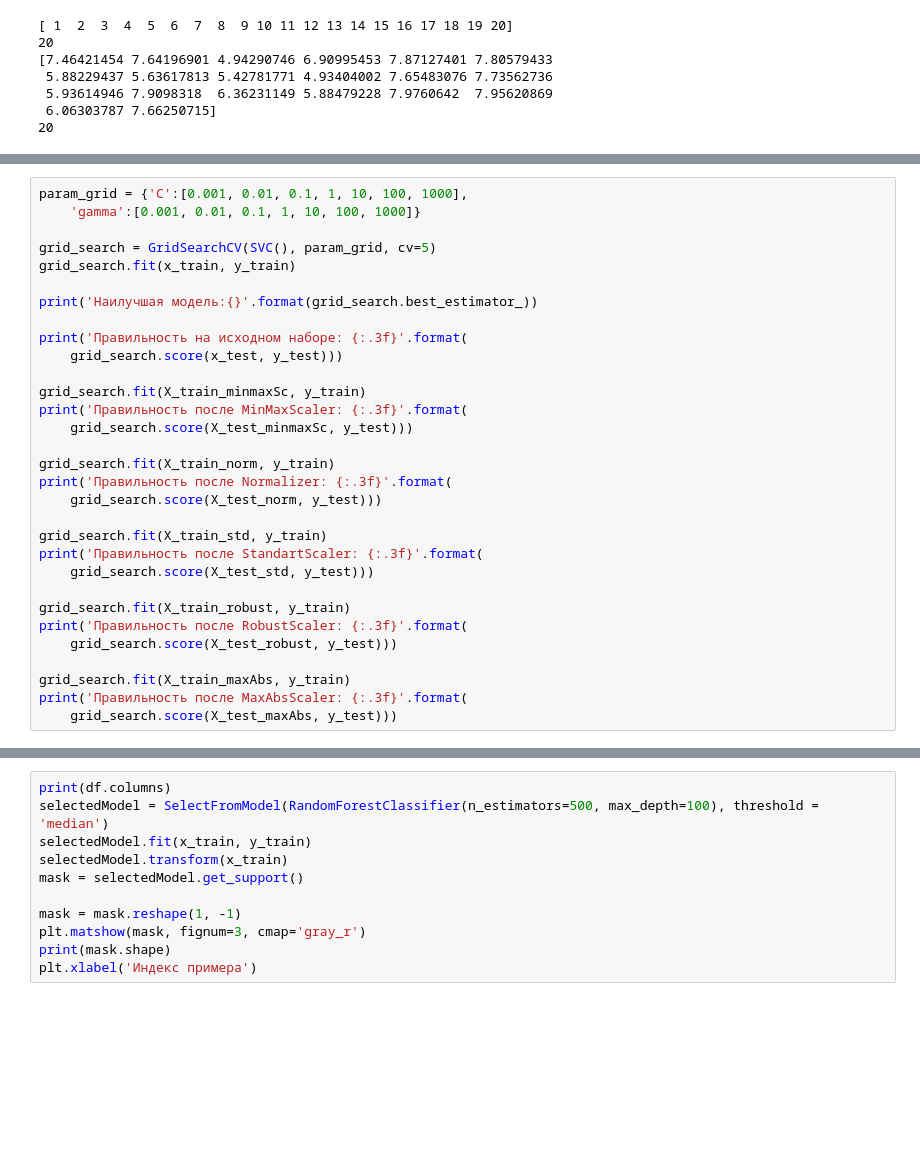
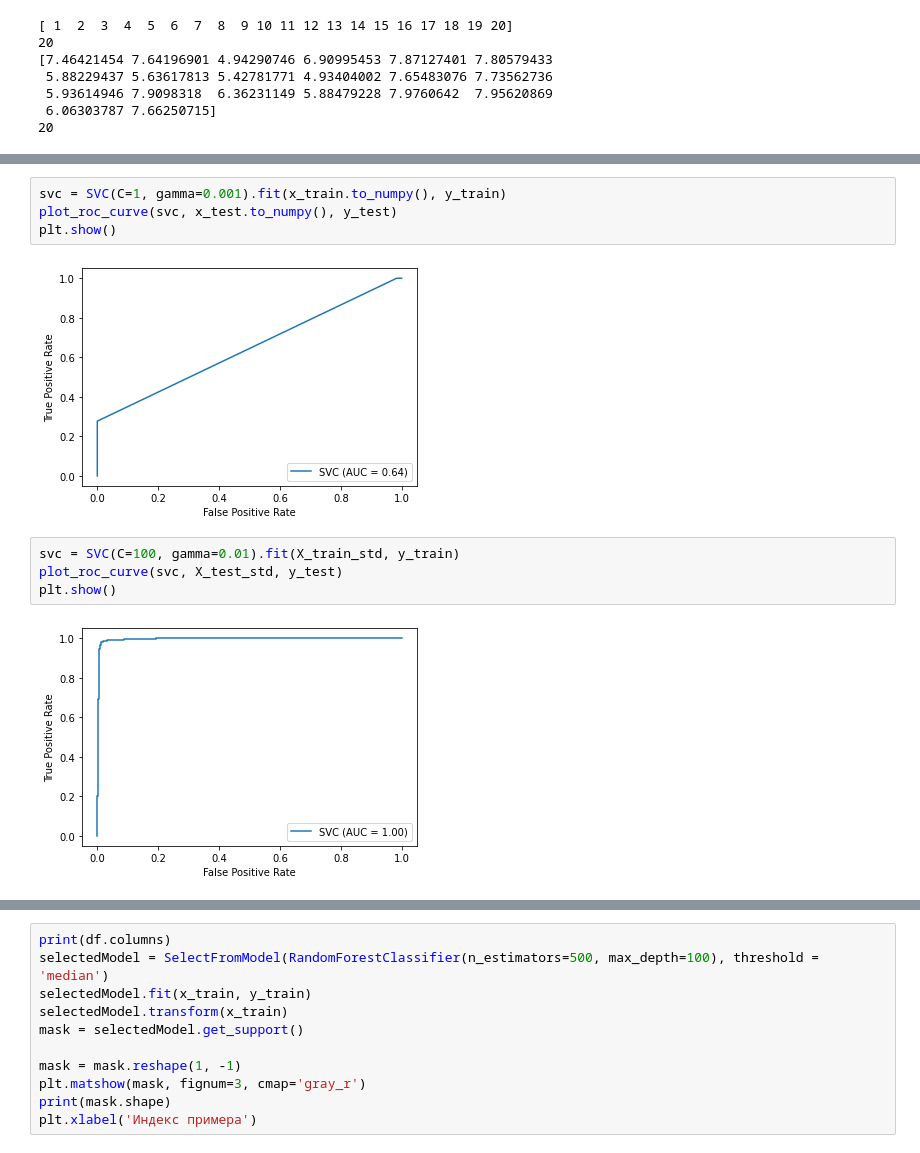
Before and after one commit to AlexKonstantinoff/PythonProjects, a Jupyter notebook: clamp_analysis.ipynb, the cells around one changed output, grey strips where cells are left out. Saved outputs shown, nothing was run; the diff lists cells and outputs as text; blank space fills up the shorter version.

```diff
--- a/clamp_analysis.ipynb
+++ b/clamp_analysis.ipynb
@@ -171,31 +175,0 @@ print('Правильность после MaxAbsScaler: {:.4f}'.format(
-# %%
-param_grid = {'C':[0.001, 0.01, 0.1, 1, 10, 100, 1000],
-    'gamma':[0.001, 0.01, 0.1, 1, 10, 100, 1000]}
-
-grid_search = GridSearchCV(SVC(), param_grid, cv=5)
-grid_search.fit(x_train, y_train)
-
-print('Наилучшая модель:{}'.format(grid_search.best_estimator_))
-
-print('Правильность на исходном наборе: {:.3f}'.format(
-    grid_search.score(x_test, y_test)))
-
-grid_search.fit(X_train_minmaxSc, y_train)
-print('Правильность после MinMaxScaler: {:.3f}'.format(
-    grid_search.score(X_test_minmaxSc, y_test)))
-
-grid_search.fit(X_train_norm, y_train)
-print('Правильность после Normalizer: {:.3f}'.format(
-    grid_search.score(X_test_norm, y_test)))
-
-grid_search.fit(X_train_std, y_train)
-print('Правильность после StandartScaler: {:.3f}'.format(
-    grid_search.score(X_test_std, y_test)))
-
-grid_search.fit(X_train_robust, y_train)
-print('Правильность после RobustScaler: {:.3f}'.format(
-    grid_search.score(X_test_robust, y_test)))
-
-grid_search.fit(X_train_maxAbs, y_train)
-print('Правильность после MaxAbsScaler: {:.3f}'.format(
-    grid_search.score(X_test_maxAbs, y_test)))
@@ -209,0 +176,12 @@ print('Правильность после MaxAbsScaler: {:.3f}'.format(
+# %%
+svc = SVC(C=1, gamma=0.001).fit(x_train.to_numpy(), y_train)
+plot_roc_curve(svc, x_test.to_numpy(), y_test)
+plt.show()
+# %% [output]
+[figure, added]
+# %%
+svc = SVC(C=100, gamma=0.01).fit(X_train_std, y_train)
+plot_roc_curve(svc, X_test_std, y_test)
+plt.show()
+# %% [output]
+[figure, added]
```
Also changed, not shown: parts of 7 cells of this notebook.
